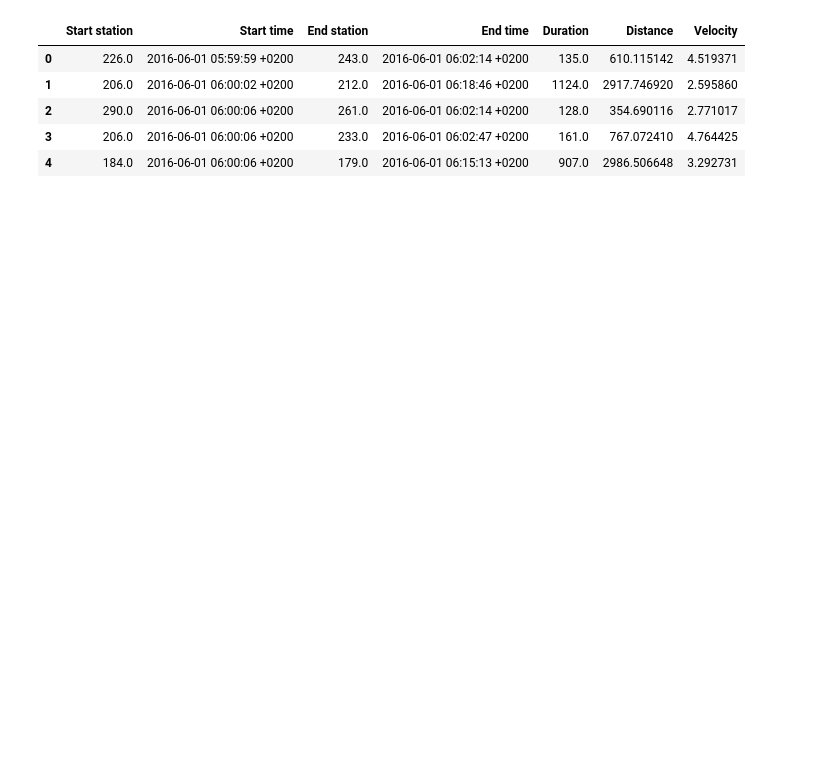
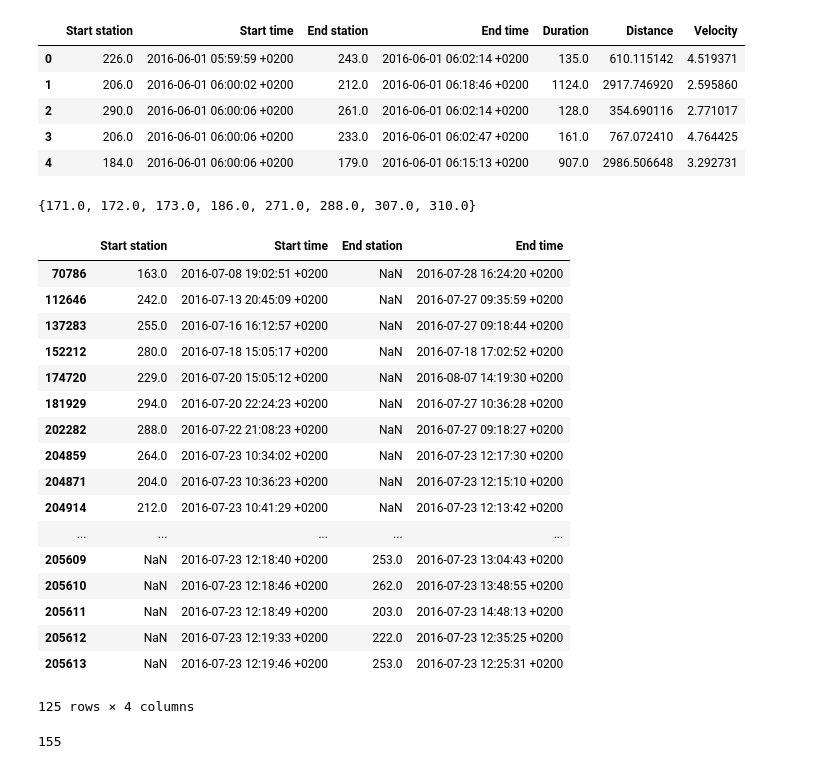
Before and after one commit to jonnor/bike-sharing-oslo, a Jupyter notebook: Oslo.ipynb, the cells around one changed output. Cells and saved outputs as stored; diff of their text form; code cells hidden in the pictures; blank space fills up the shorter version.

Commit message:
Oslo: Find missing stations info and start/end station

```diff
--- a/Oslo.ipynb
+++ b/Oslo.ipynb
@@ -194,3 +194,46 @@ subs
 | 2 | 290.0 | 2016-06-01 06:00:06 +0200 | 261.0 | 2016-06-01 06:02:14 +0200 | 128.0 | 354.690116 | 2.771017 |
 | 3 | 206.0 | 2016-06-01 06:00:06 +0200 | 233.0 | 2016-06-01 06:02:47 +0200 | 161.0 | 767.072410 | 4.764425 |
 | 4 | 184.0 | 2016-06-01 06:00:06 +0200 | 179.0 | 2016-06-01 06:15:13 +0200 | 907.0 | 2986.506648 | 3.292731 |
+# %%
+def not_nan(n):
+    return not math.isnan(n)
+known_stations = set(stations_by_id.keys())
+start_stations = set(filter(not_nan, trips['Start station'].unique()))
+end_stations =  set(filter(not_nan, trips['End station'].unique()))
+trip_stations = start_stations | end_stations
+unknown_stations = trip_stations - known_stations
+unknown_stations
+# %% [output]
+{171.0, 172.0, 173.0, 186.0, 271.0, 288.0, 307.0, 310.0}
+# %%
+import math
+def is_invalid(row):
+    start = row['Start station']
+    end = row['End station']
+    return math.isnan(start) or math.isnan(end)
+subset = trips[100000:500000]
+invalid_trips = subset[subset.apply(is_invalid, 'columns')]
+invalid_trips
+# %% [output]
+|  | Start station | Start time | End station | End time |
+| 70786 | 163.0 | 2016-07-08 19:02:51 +0200 | NaN | 2016-07-28 16:24:20 +0200 |
+| 112646 | 242.0 | 2016-07-13 20:45:09 +0200 | NaN | 2016-07-27 09:35:59 +0200 |
+| 137283 | 255.0 | 2016-07-16 16:12:57 +0200 | NaN | 2016-07-27 09:18:44 +0200 |
+| 152212 | 280.0 | 2016-07-18 15:05:17 +0200 | NaN | 2016-07-18 17:02:52 +0200 |
+| 174720 | 229.0 | 2016-07-20 15:05:12 +0200 | NaN | 2016-08-07 14:19:30 +0200 |
+| 181929 | 294.0 | 2016-07-20 22:24:23 +0200 | NaN | 2016-07-27 10:36:28 +0200 |
+| 202282 | 288.0 | 2016-07-22 21:08:23 +0200 | NaN | 2016-07-27 09:18:27 +0200 |
+| 204859 | 264.0 | 2016-07-23 10:34:02 +0200 | NaN | 2016-07-23 12:17:30 +0200 |
+| 204871 | 204.0 | 2016-07-23 10:36:23 +0200 | NaN | 2016-07-23 12:15:10 +0200 |
+| 204914 | 212.0 | 2016-07-23 10:41:29 +0200 | NaN | 2016-07-23 12:13:42 +0200 |
+| ... | ... | ... | ... | ... |
+| 205609 | NaN | 2016-07-23 12:18:40 +0200 | 253.0 | 2016-07-23 13:04:43 +0200 |
+| 205610 | NaN | 2016-07-23 12:18:46 +0200 | 262.0 | 2016-07-23 13:48:55 +0200 |
+| 205611 | NaN | 2016-07-23 12:18:49 +0200 | 203.0 | 2016-07-23 14:48:13 +0200 |
+| 205612 | NaN | 2016-07-23 12:19:33 +0200 | 222.0 | 2016-07-23 12:35:25 +0200 |
+| 205613 | NaN | 2016-07-23 12:19:46 +0200 | 253.0 | 2016-07-23 12:25:31 +0200 |
+125 rows × 4 columns
+# %%
+len(trips['End station'].unique())
+# %% [output]
+155
```
Also changed, not shown: parts of 1 cell of this notebook.
